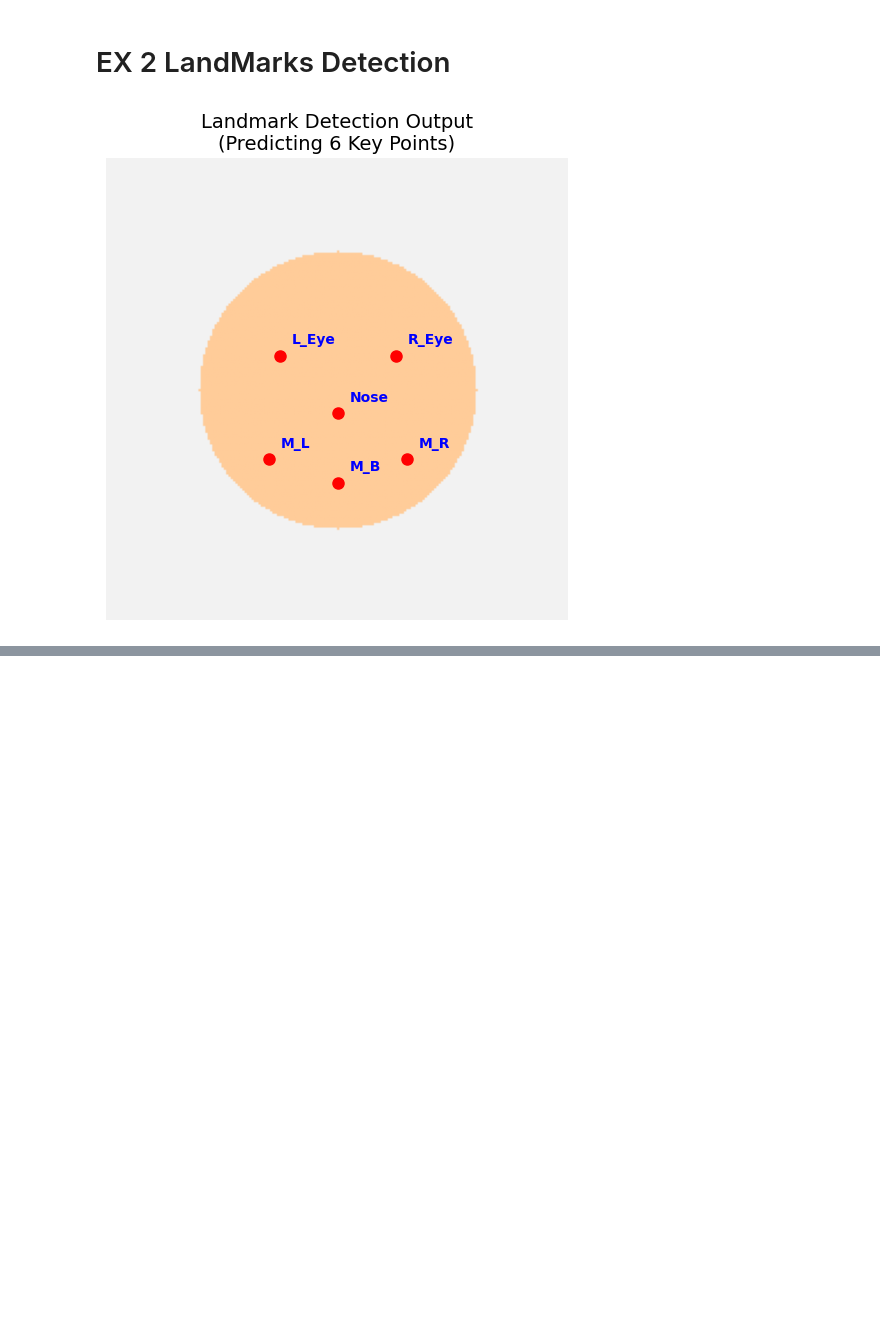
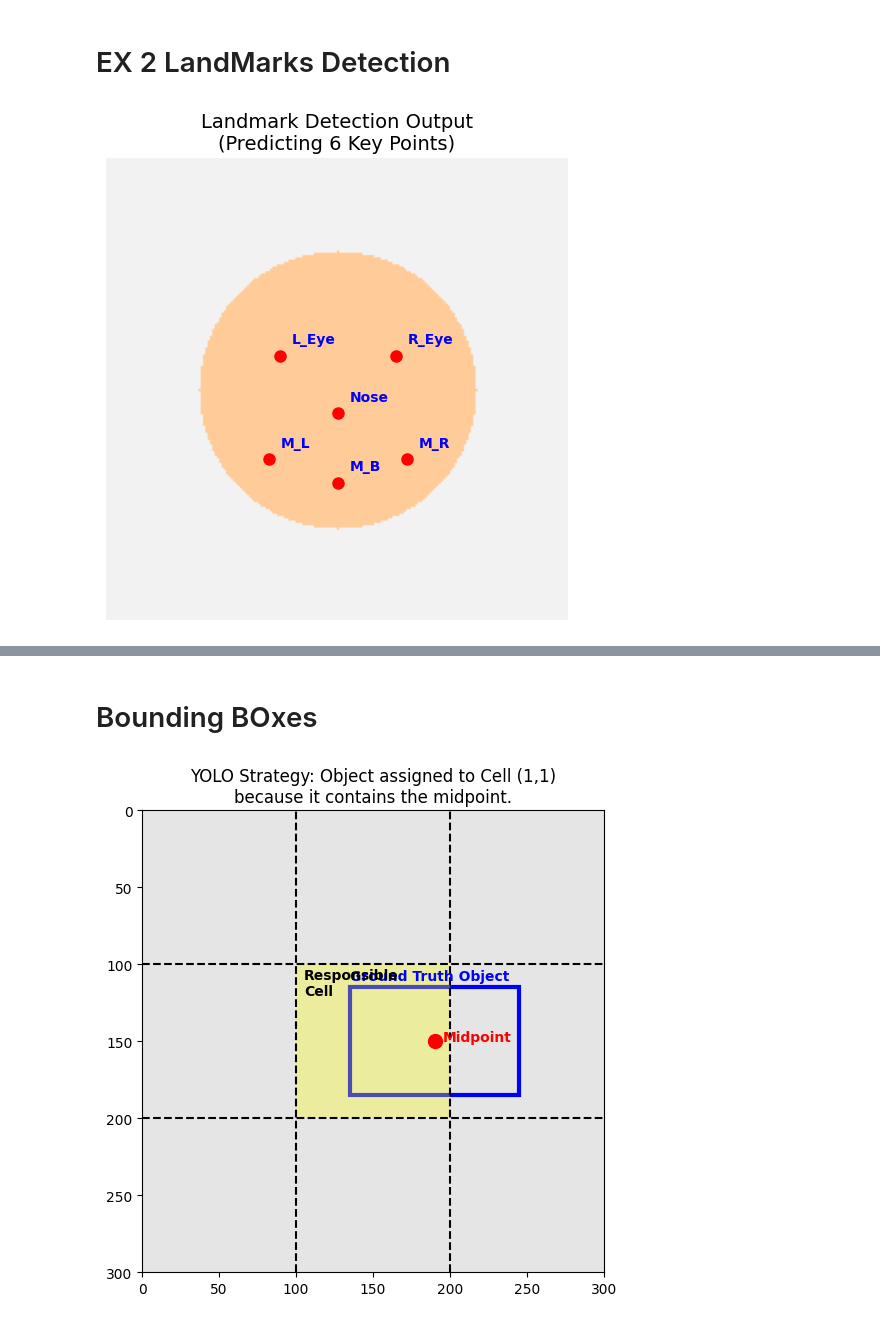
Before and after one commit to Saavkd7/DeepLearning-Specialization-Coursera, a Jupyter notebook: 4. Convolutional+Neural+NETWORKS/Week3/Excercises.ipynb, the cells around one changed output, grey strips where cells are left out. Drawn from its saved outputs; the diff is of its cells as text; code cells hidden in the pictures; blank space fills up the shorter version.

```diff
--- a/4. Convolutional+Neural+NETWORKS/Week3/Excercises.ipynb
+++ b/4. Convolutional+Neural+NETWORKS/Week3/Excercises.ipynb
@@ -227,0 +228,72 @@ visualize_fcn_sliding_window()
+# %% [markdown]
+# Bounding BOxes
+# %%
+### Full Visualization Implementation
+'''
+This visualization illustrates the **YOLO Grid Assignment**.
+1.  It divides an image into a $3 \times 3$ grid.
+2.  It identifies the **Midpoint** of an object (Car).
+3.  It highlights the **Specific Grid Cell** responsible for detecting that object.
+4.  It draws the bounding box to show how it can be larger than the cell itself.
+'''
+import matplotlib.pyplot as plt
+import matplotlib.patches as patches
+import numpy as np
+
+def visualize_yolo_grid():
+    # Setup Image
+    img_size = 300
+    grid_size = 3 # 3x3
+    cell_size = img_size / grid_size
+    img = np.ones((img_size, img_size, 3)) * 0.9
+
+    fig, ax = plt.subplots(figsize=(6, 6))
+    ax.imshow(img)
+
+    # --- Define Object (Car) ---
+    # Car is in the middle-right area
+    # Box: x=180, y=140, w=100, h=60 (Absolute pixels)
+    car_x, car_y, car_w, car_h = 190, 150, 110, 70
+
+    # Draw Car Bounding Box
+    rect = patches.Rectangle((car_x - car_w/2, car_y - car_h/2), car_w, car_h,
+                             linewidth=3, edgecolor='blue', facecolor='none')
+    ax.add_patch(rect)
+    ax.text(car_x - car_w/2, car_y - car_h/2 - 5, "Ground Truth Object", color='blue', weight='bold')
+
+    # --- Determine Grid Cell ---
+    # Which cell contains the center (190, 150)?
+    # cell_x = floor(190 / 100) = 1
+    # cell_y = floor(150 / 100) = 1
+    midpoint = (car_x, car_y)
+    cell_idx_x = int(car_x // cell_size)
+    cell_idx_y = int(car_y // cell_size)
+
+    # Draw Grid
+    for i in range(1, grid_size):
+        ax.axvline(i * cell_size, color='black', linestyle='--')
+        ax.axhline(i * cell_size, color='black', linestyle='--')
+
+    # --- Highlight Responsible Cell ---
+    # Cell (1, 1) -> The center cell
+    cell_rect = patches.Rectangle((cell_idx_x * cell_size, cell_idx_y * cell_size), cell_size, cell_size,
+                                  linewidth=0, facecolor='yellow', alpha=0.3)
+    ax.add_patch(cell_rect)
+
+    # Plot Midpoint
+    ax.plot(midpoint[0], midpoint[1], marker='o', color='red', markersize=10)
+    ax.text(midpoint[0]+5, midpoint[1], "Midpoint", color='red', weight='bold')
+
+    # Annotate Assignment
+    ax.text(cell_idx_x * cell_size + 5, cell_idx_y * cell_size + 20,
+            "Responsible\nCell", fontsize=10, fontweight='bold', color='black')
+
+    # Add Logic Text
+    plt.title(f"YOLO Strategy: Object assigned to Cell ({cell_idx_x},{cell_idx_y})\nbecause it contains the midpoint.", fontsize=12)
+
+    ax.set_xlim(0, img_size); ax.set_ylim(img_size, 0) # Image coords
+    plt.show()
+
+visualize_yolo_grid()
+# %% [output]
+[figure, added]
```
Also changed, not shown: parts of 8 cells of this notebook, 2 other files.
